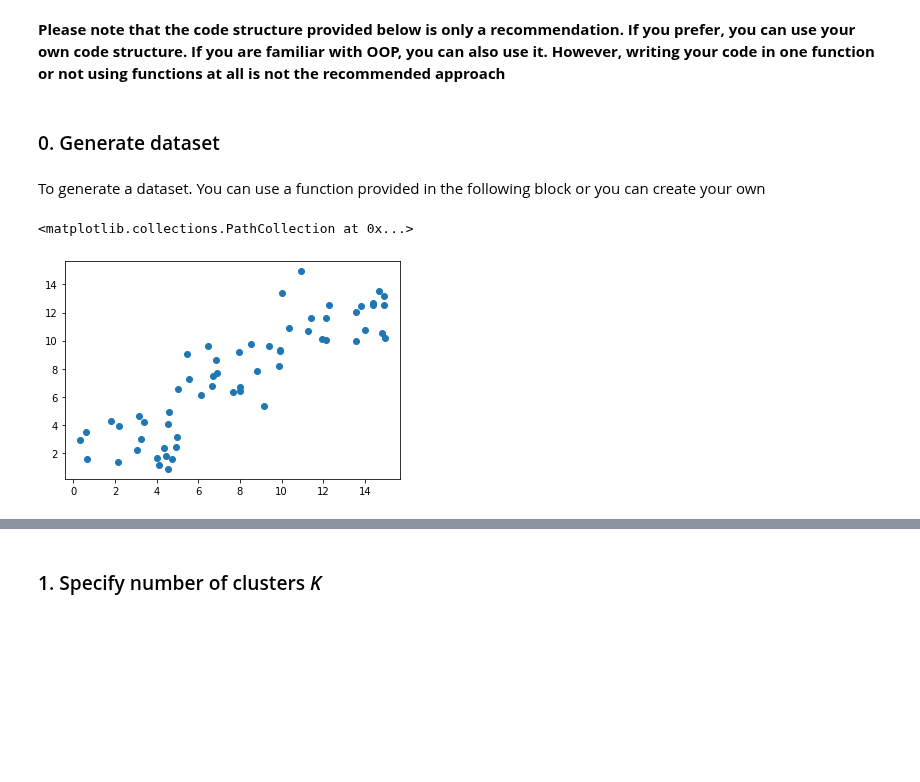
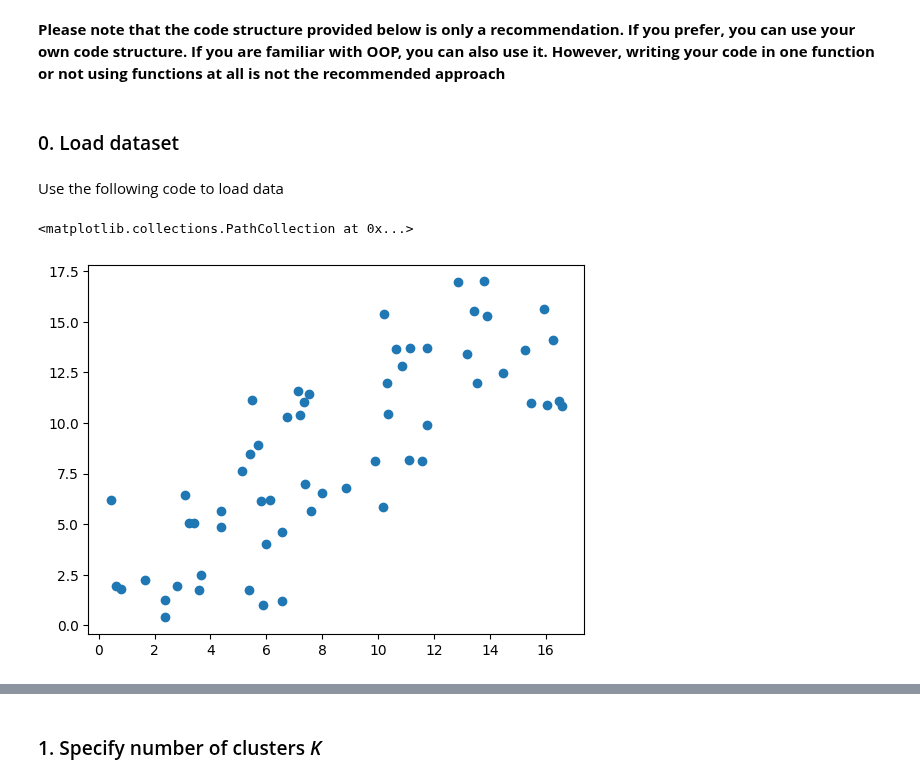
Before and after one commit to MPA-MLF/Exercises, a Jupyter notebook: Lab_02/Lab_02_task.ipynb, the cells around one changed output, grey strips where cells are left out. Saved outputs shown, nothing was run; the diff lists cells and outputs as text; code cells hidden in the pictures; blank space fills up the shorter version.

```diff
--- a/Lab_02/Lab_02_task.ipynb
+++ b/Lab_02/Lab_02_task.ipynb
@@ -90,29 +90,29 @@ import matplotlib.pyplot as plt
 import copy
 import numpy as np
 # %% [markdown]
-### 0. Generate dataset
+### 0. Load dataset
-# %% [markdown]
-To generate a dataset. You can use a function provided in the following block or you can create your own
+# %% [markdown]
+Use the following code to load data
 # %%
 def split_points(points: np.array, n_of_point_groups: int) -> np.array:
     changed_points = copy.copy(points)
     index = np.arange(len(points))
     groups_index = np.split(index, n_of_point_groups)
 
     for id_group,group_index in enumerate(groups_index):
         changed_points[group_index] = points[group_index] + 5*id_group
 
     return changed_points
 
 
 #generate points
 
 n_of_points = 60
-points = np.random.rand(n_of_points,2) * 5
+points = np.random.rand(n_of_points,5) * 7
 points = split_points(points, 3)
 
 plt.figure()
 plt.scatter(points[:,0],points[:,1])
 # %% [output]
 <matplotlib.collections.PathCollection at 0x...>
-[figure, old version]
+[figure, new version]
```
Also changed, not shown: parts of 1 cell of this notebook, 1 other file.
